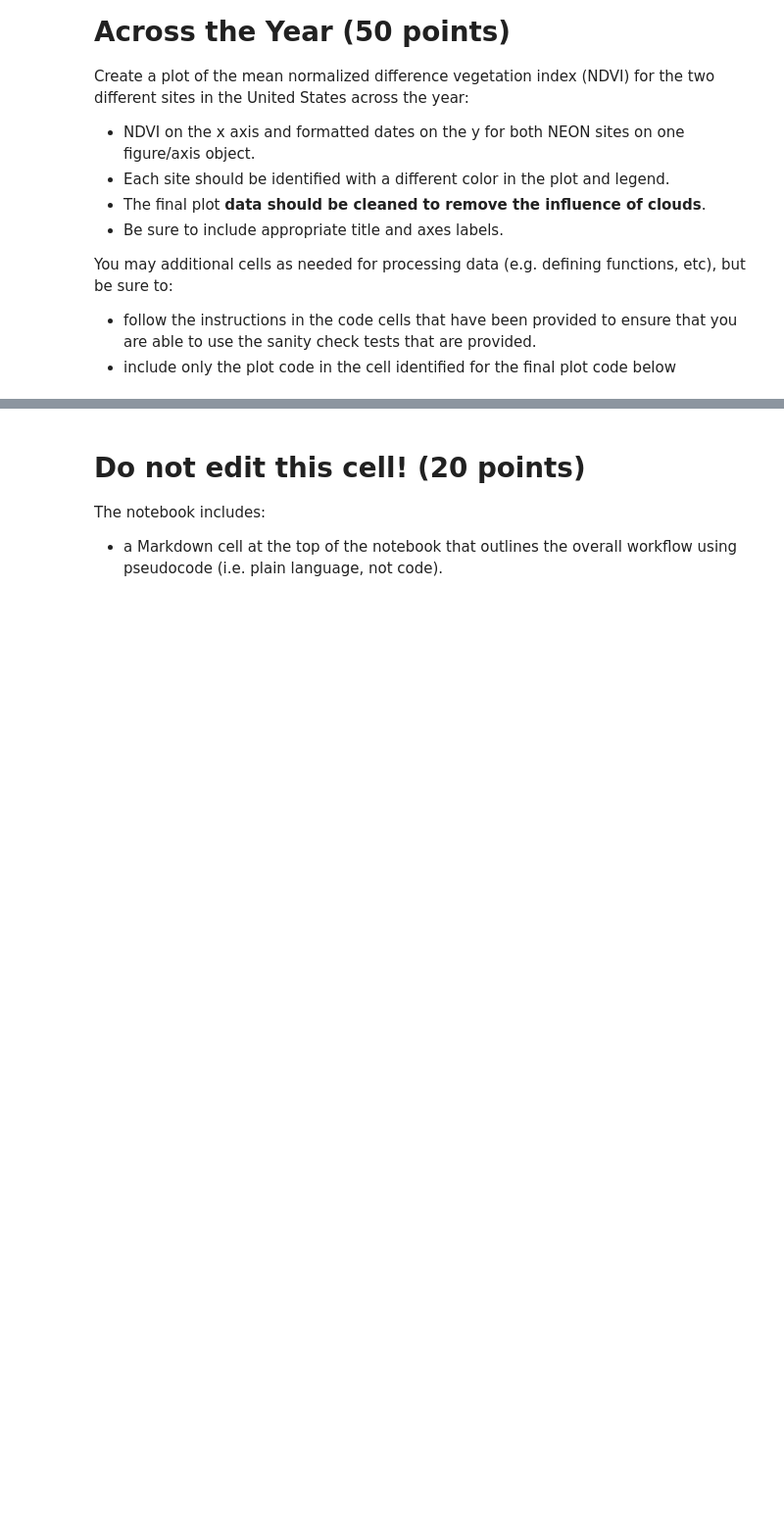
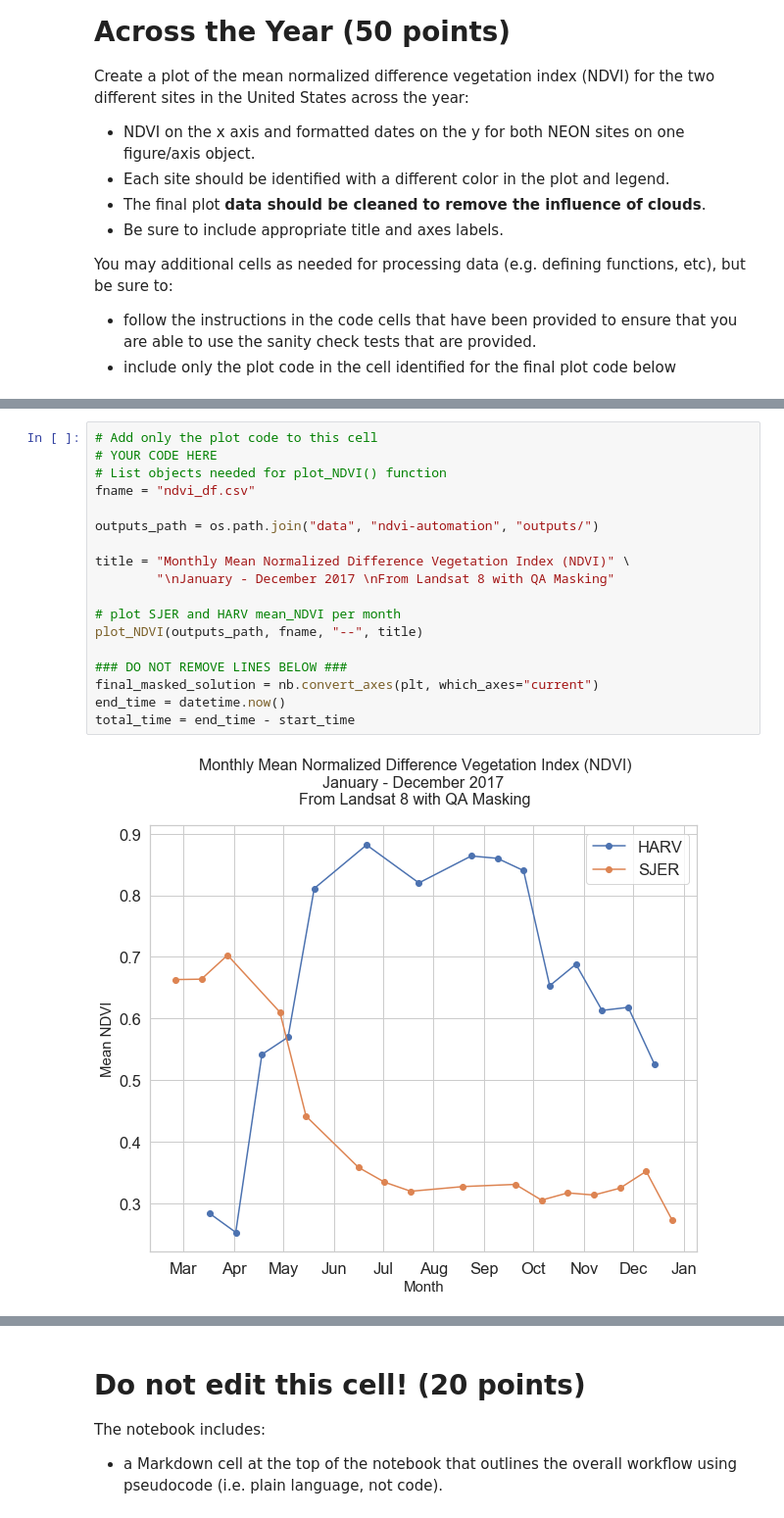
Before and after one commit to earthlab-education/ea-python-2020-07-ndvi-automation-template, a Jupyter notebook: ea-python-2020-07-ndvi-automation.ipynb, the cells around one changed output, grey strips where cells are left out. Shown at 98% size. Drawn from its saved outputs; the diff is of its cells as text; blank space fills up the shorter version.

Commit message:
automated image processing to calculate NDVI and plotting of data

```diff
--- a/ea-python-2020-07-ndvi-automation.ipynb
+++ b/ea-python-2020-07-ndvi-automation.ipynb
@@ -114,0 +442,20 @@ raise NotImplementedError()
+# %%
+# Add only the plot code to this cell
+# YOUR CODE HERE
+# List objects needed for plot_NDVI() function
+fname = "ndvi_df.csv"
+
+outputs_path = os.path.join("data", "ndvi-automation", "outputs/")
+
+title = "Monthly Mean Normalized Difference Vegetation Index (NDVI)" \
+        "\nJanuary - December 2017 \nFrom Landsat 8 with QA Masking"
+
+# plot SJER and HARV mean_NDVI per month
+plot_NDVI(outputs_path, fname, "--", title)
+
+### DO NOT REMOVE LINES BELOW ###
+final_masked_solution = nb.convert_axes(plt, which_axes="current")
+end_time = datetime.now()
+total_time = end_time - start_time
+# %% [output]
+[figure, added]
```
Also changed, not shown: parts of 39 cells of this notebook.
